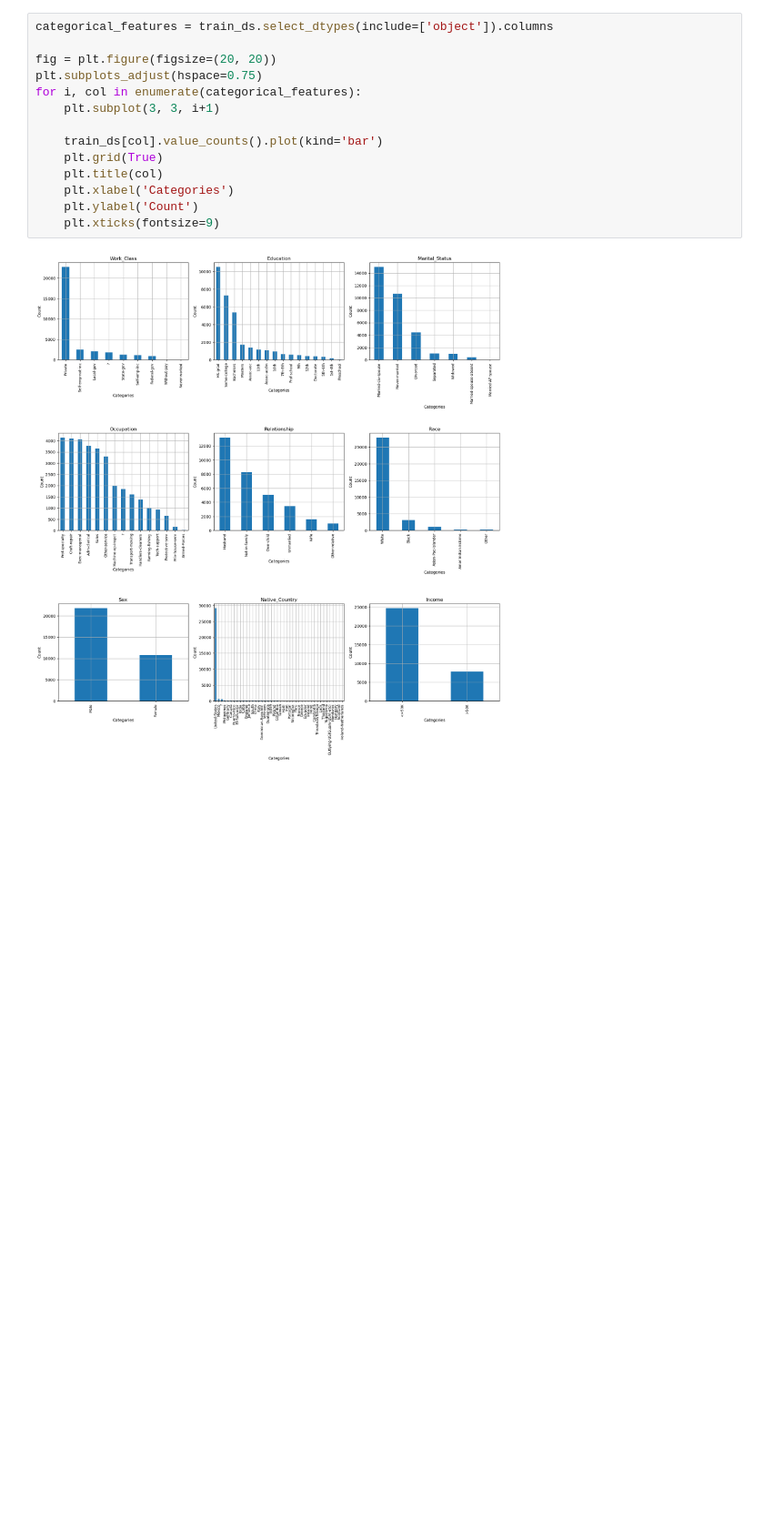
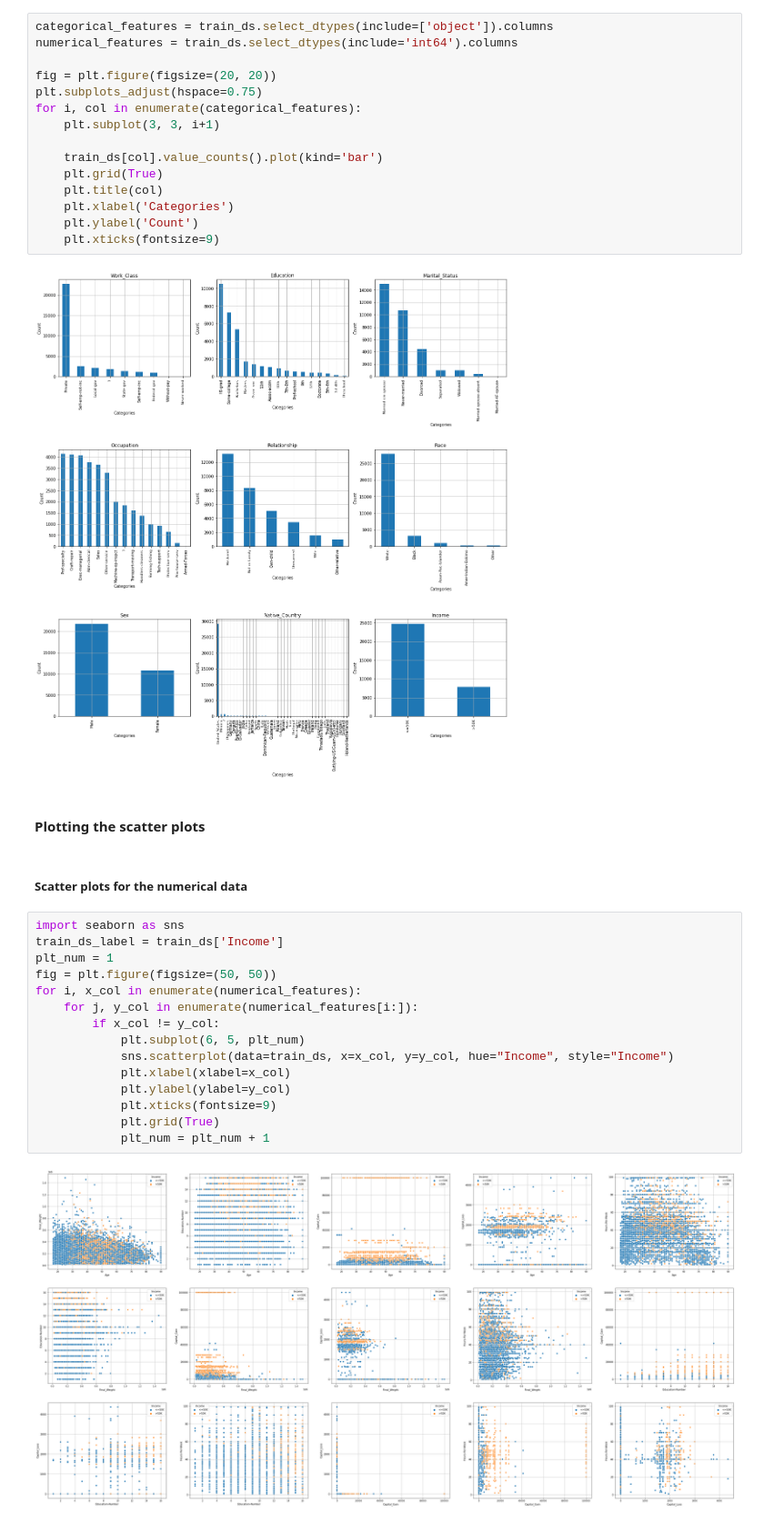
Before and after one commit to ErfanRasti/DataMining-Projects, a Jupyter notebook: ClassificationProject/main.ipynb, the cells around one changed output. Shown at 91% size. Drawn from its saved outputs; the diff is of its cells as text; blank space fills up the shorter version.

Commit message:
Plotting the numerical scatter plots

```diff
--- a/ClassificationProject/main.ipynb
+++ b/ClassificationProject/main.ipynb
@@ -129,6 +129,7 @@ array([[<AxesSubplot: title={'center': 'Age'}>,
 #### Plotting the histogram of the categorical features for training dataset
 # %%
 categorical_features = train_ds.select_dtypes(include=['object']).columns
+numerical_features = train_ds.select_dtypes(include='int64').columns
 
 fig = plt.figure(figsize=(20, 20))
 plt.subplots_adjust(hspace=0.75)
@@ -143,3 +144,24 @@ for i, col in enumerate(categorical_features):
     plt.xticks(fontsize=9)
 # %% [output]
 [figure]
+# %% [markdown]
+#### Plotting the scatter plots
+# %% [markdown]
+##### Scatter plots for the numerical data
+# %%
+import seaborn as sns
+train_ds_label = train_ds['Income']
+plt_num = 1
+fig = plt.figure(figsize=(50, 50))
+for i, x_col in enumerate(numerical_features):
+    for j, y_col in enumerate(numerical_features[i:]):
+        if x_col != y_col:
+            plt.subplot(6, 5, plt_num)
+            sns.scatterplot(data=train_ds, x=x_col, y=y_col, hue="Income", style="Income")
+            plt.xlabel(xlabel=x_col)
+            plt.ylabel(ylabel=y_col)
+            plt.xticks(fontsize=9)
+            plt.grid(True)
+            plt_num = plt_num + 1
+# %% [output]
+[figure, added]
```
Also changed, not shown: parts of 1 cell of this notebook.
